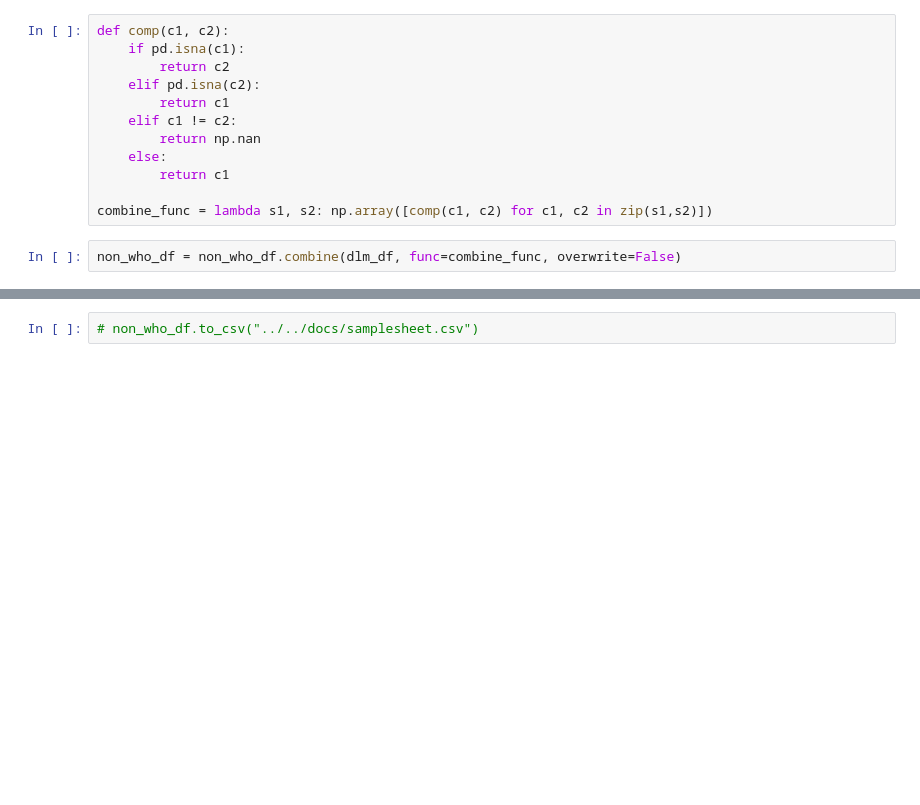
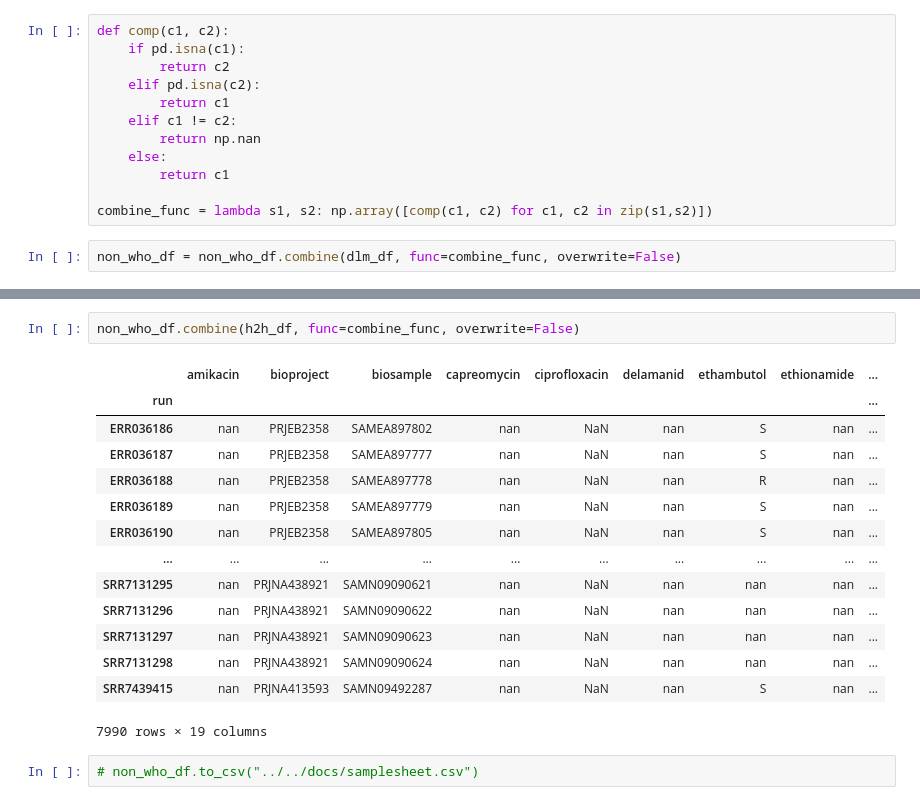
Before and after one commit to mbhall88/WHO-correspondence, a Jupyter notebook: workflow/notebooks/data-cleaning.ipynb, the cells around one changed output, grey strips where cells are left out. Drawn from its saved outputs; the diff is of its cells as text; blank space fills up the shorter version.

```diff
--- a/workflow/notebooks/data-cleaning.ipynb
+++ b/workflow/notebooks/data-cleaning.ipynb
@@ -368,2 +482,19 @@ non_who_df = non_who_df.combine(dlm_df, func=combine_func, overwrite=False)
+# %%
+non_who_df.combine(h2h_df, func=combine_func, overwrite=False)
+# %% [output]
+|  | amikacin | bioproject | biosample | capreomycin | ciprofloxacin | delamanid | ethambutol | ethionamide | ... |
+| run |  |  |  |  |  |  |  |  | ... |
+| ERR036186 | nan | PRJEB2358 | SAMEA897802 | nan | NaN | nan | S | nan | ... |
+| ERR036187 | nan | PRJEB2358 | SAMEA897777 | nan | NaN | nan | S | nan | ... |
+| ERR036188 | nan | PRJEB2358 | SAMEA897778 | nan | NaN | nan | R | nan | ... |
+| ERR036189 | nan | PRJEB2358 | SAMEA897779 | nan | NaN | nan | S | nan | ... |
+| ERR036190 | nan | PRJEB2358 | SAMEA897805 | nan | NaN | nan | S | nan | ... |
+| ... | ... | ... | ... | ... | ... | ... | ... | ... | ... |
+| SRR7131295 | nan | PRJNA438921 | SAMN09090621 | nan | NaN | nan | nan | nan | ... |
+| SRR7131296 | nan | PRJNA438921 | SAMN09090622 | nan | NaN | nan | nan | nan | ... |
+| SRR7131297 | nan | PRJNA438921 | SAMN09090623 | nan | NaN | nan | nan | nan | ... |
+| SRR7131298 | nan | PRJNA438921 | SAMN09090624 | nan | NaN | nan | nan | nan | ... |
+| SRR7439415 | nan | PRJNA413593 | SAMN09492287 | nan | NaN | nan | S | nan | ... |
+7990 rows × 19 columns
 # %%
 # non_who_df.to_csv("../../docs/samplesheet.csv")
```
Also changed, not shown: parts of 21 cells of this notebook, 3 other files.
